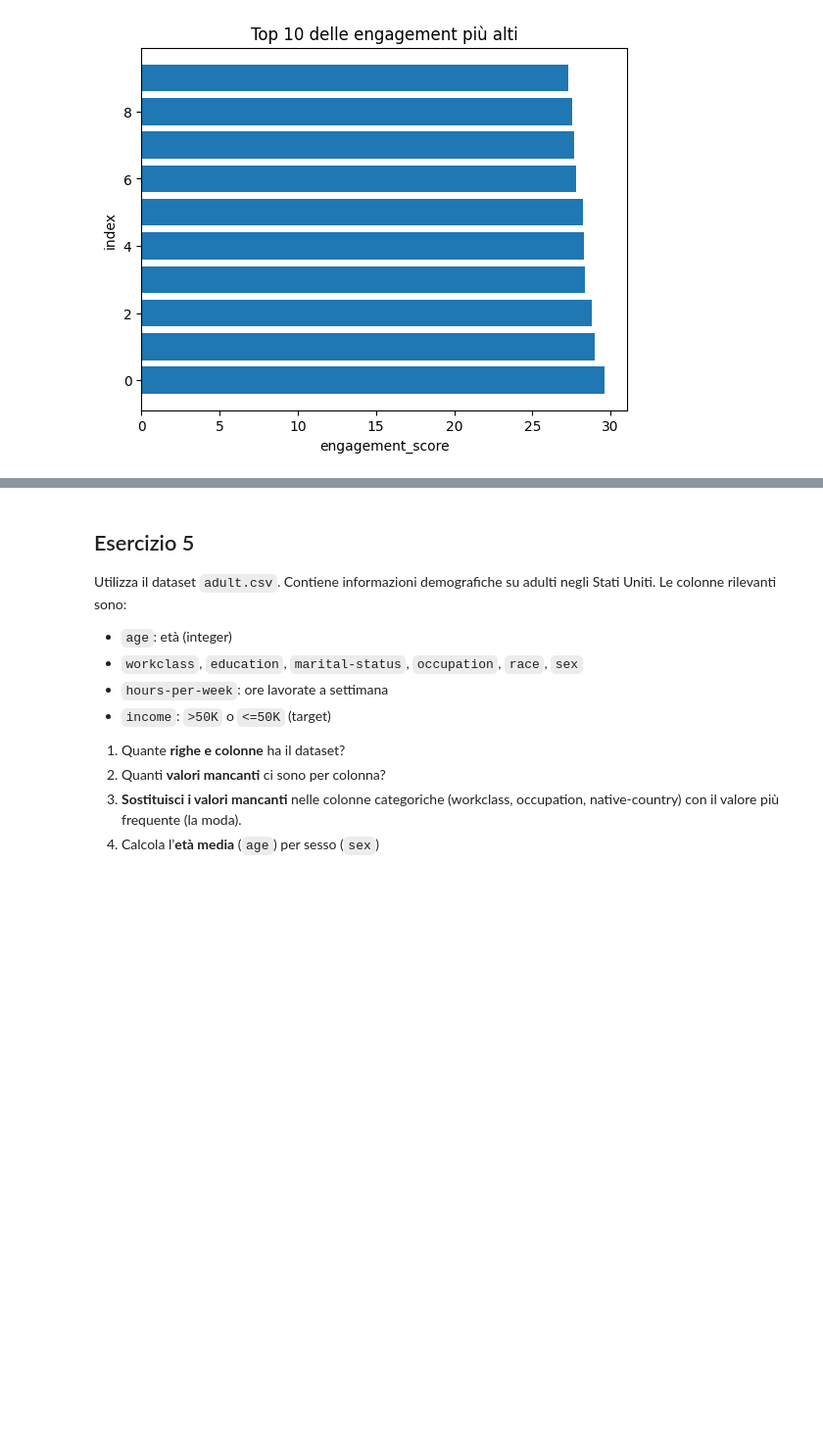
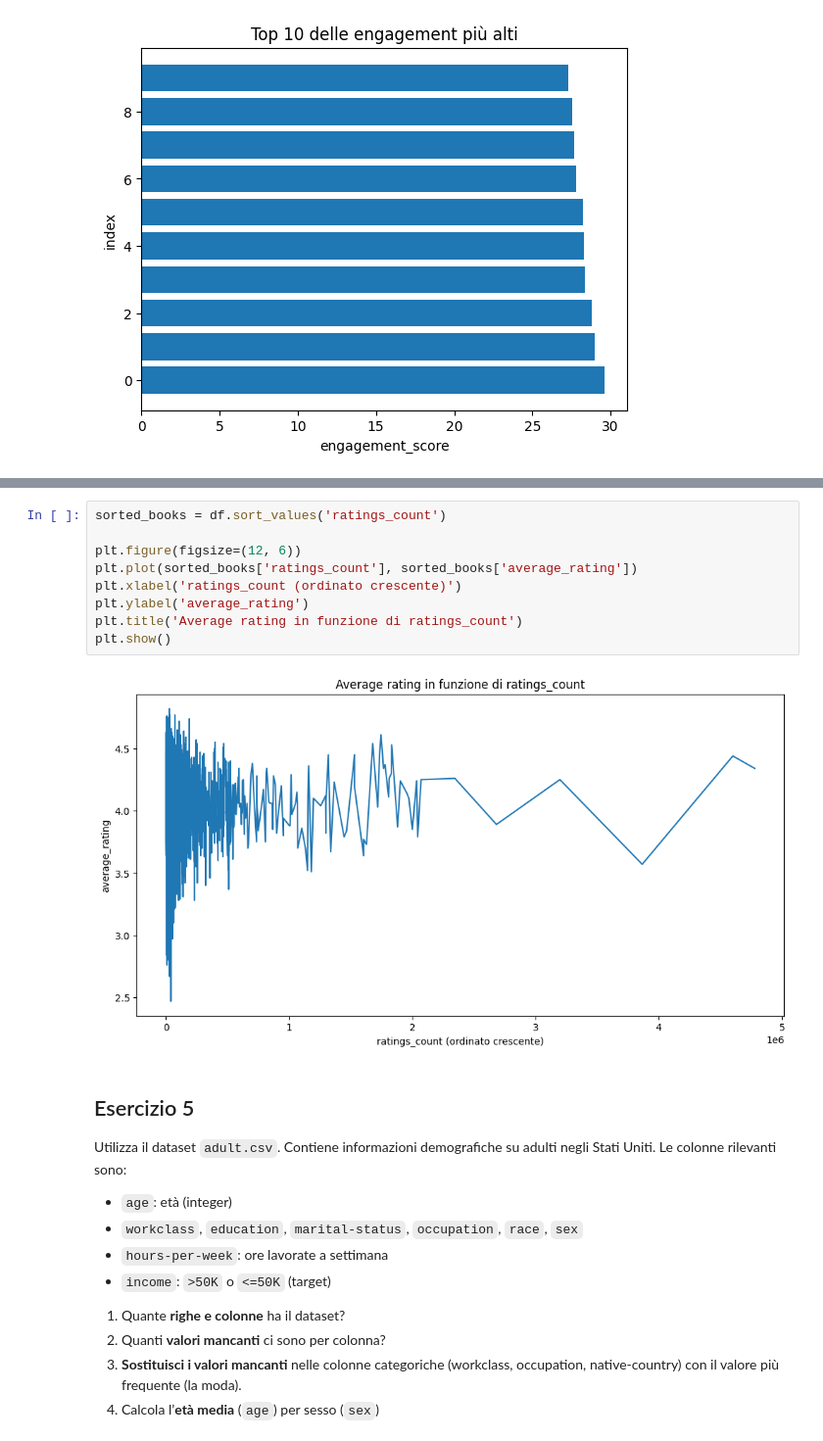
Before and after one commit to Loic166/ProgrammingLab2, a Jupyter notebook: esame27_Giugno.ipynb, the cells around one changed output, grey strips where cells are left out. Shown at 98% size. Drawn from its saved outputs; the diff is of its cells as text; blank space fills up the shorter version.

```diff
--- a/esame27_Giugno.ipynb
+++ b/esame27_Giugno.ipynb
@@ -157,3 +167,14 @@ plt.show()
+# %%
+sorted_books = df.sort_values('ratings_count')
+
+plt.figure(figsize=(12, 6))
+plt.plot(sorted_books['ratings_count'], sorted_books['average_rating'])
+plt.xlabel('ratings_count (ordinato crescente)')
+plt.ylabel('average_rating')
+plt.title('Average rating in funzione di ratings_count')
+plt.show()
+# %% [output]
+[figure, added]
 # %% [markdown]
 ## Esercizio 5
 Utilizza il dataset `adult.csv`.
```
Also changed, not shown: parts of 7 cells of this notebook, 20 other files.
